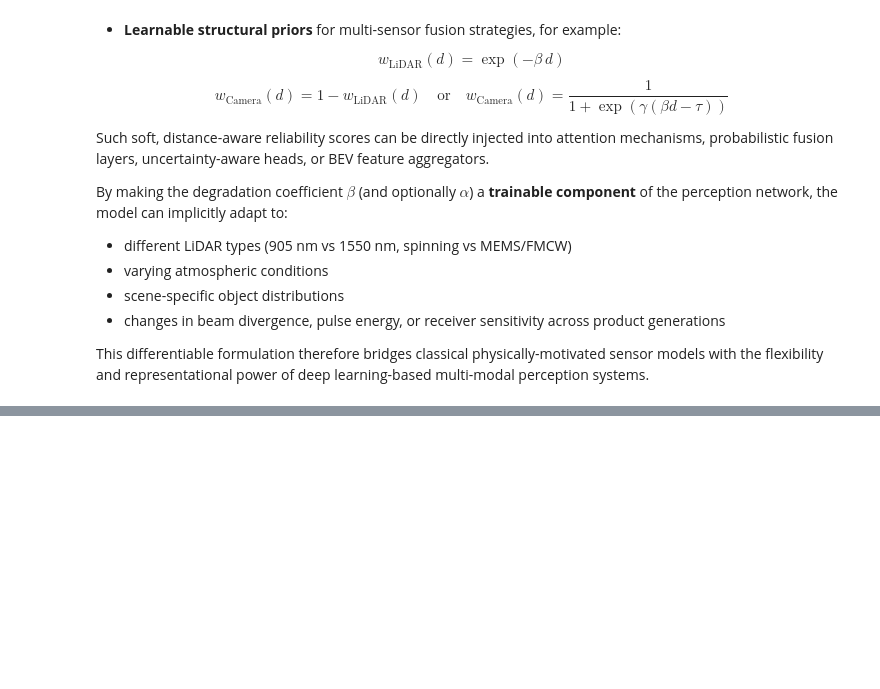
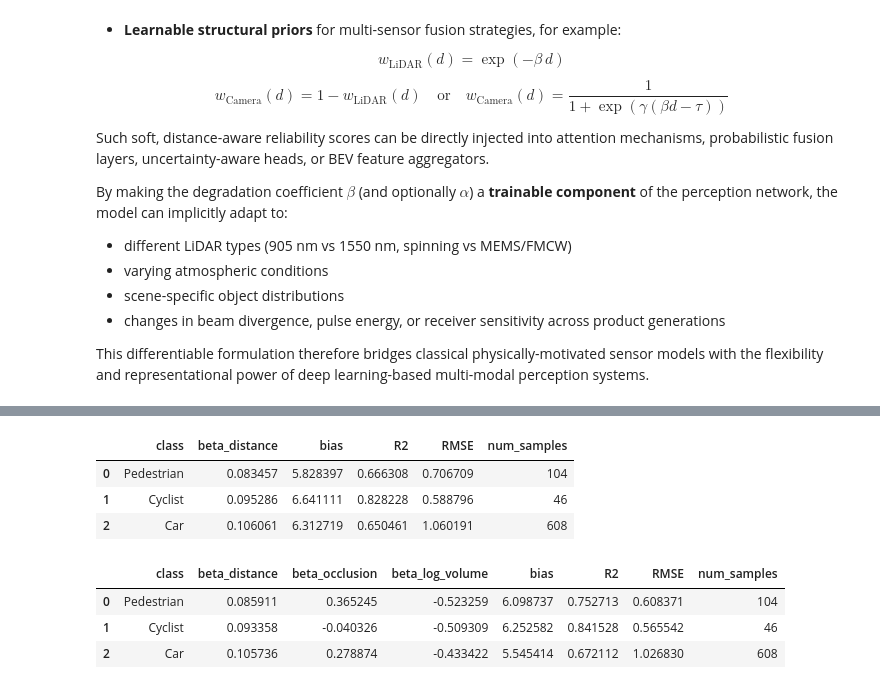
Before and after one commit to aliowx/data-analysis, a Jupyter notebook: notebook/EEG/eeg-bci-robot-control.ipynb, the cells around one changed output, grey strips where cells are left out. Cells and saved outputs as stored; diff of their text form; code cells hidden in the pictures; blank space fills up the shorter version.

```diff
--- a/notebook/EEG/eeg-bci-robot-control.ipynb
+++ b/notebook/EEG/eeg-bci-robot-control.ipynb
@@ -876,0 +855,40 @@ results_df
+# %%
+results_single = []
+
+for cls in df_stats["class"].unique():
+
+    df_cls = df_stats[df_stats["class"] == cls]
+
+    if len(df_cls) < 30:
+        continue
+
+    beta, bias, r2, rmse = train_single_factor(
+        df_cls["distance"],
+        df_cls["log_points"]
+    )
+
+    results_single.append({
+        "class": cls,
+        "beta_distance": beta,
+        "bias": bias,
+        "R2": r2,
+        "RMSE": rmse,
+        "num_samples": len(df_cls)
+    })
+
+import pandas as pd
+df_results_single = pd.DataFrame(results_single)
+df_results_single
+# %% [output]
+|  | class | beta_distance | bias | R2 | RMSE | num_samples |
+| 0 | Pedestrian | 0.083457 | 5.828397 | 0.666308 | 0.706709 | 104 |
+| 1 | Cyclist | 0.095286 | 6.641111 | 0.828228 | 0.588796 | 46 |
+| 2 | Car | 0.106061 | 6.312719 | 0.650461 | 1.060191 | 608 |
+# %%
+class MultiFactorDegradationModel(nn.Module):
+    def __init__(self):
+        super().__init__()
+        self.linear = nn.Linear(3, 1)
+
+    def forward(self, x):
+        return self.linear(x)
@@ -876,0 +946,30 @@ results_df
+# %%
+results_multi = []
+
+for cls in df_stats["class"].unique():
+
+    df_cls = df_stats[df_stats["class"] == cls]
+
+    if len(df_cls) < 30:
+        continue
+
+    beta, bias, r2, rmse = train_multifactor(df_cls)
+
+    results_multi.append({
+        "class": cls,
+        "beta_distance": -beta[0],   # make sign consistent
+        "beta_occlusion": -beta[1],
+        "beta_log_volume": -beta[2],
+        "bias": bias,
+        "R2": r2,
+        "RMSE": rmse,
+        "num_samples": len(df_cls)
+    })
+
+df_results_multi = pd.DataFrame(results_multi)
+df_results_multi
+# %% [output]
+|  | class | beta_distance | beta_occlusion | beta_log_volume | bias | R2 | RMSE | num_samples |
+| 0 | Pedestrian | 0.085911 | 0.365245 | -0.523259 | 6.098737 | 0.752713 | 0.608371 | 104 |
+| 1 | Cyclist | 0.093358 | -0.040326 | -0.509309 | 6.252582 | 0.841528 | 0.565542 | 46 |
+| 2 | Car | 0.105736 | 0.278874 | -0.433422 | 5.545414 | 0.672112 | 1.026830 | 608 |
```
Also changed, not shown: parts of 6 cells of this notebook.
